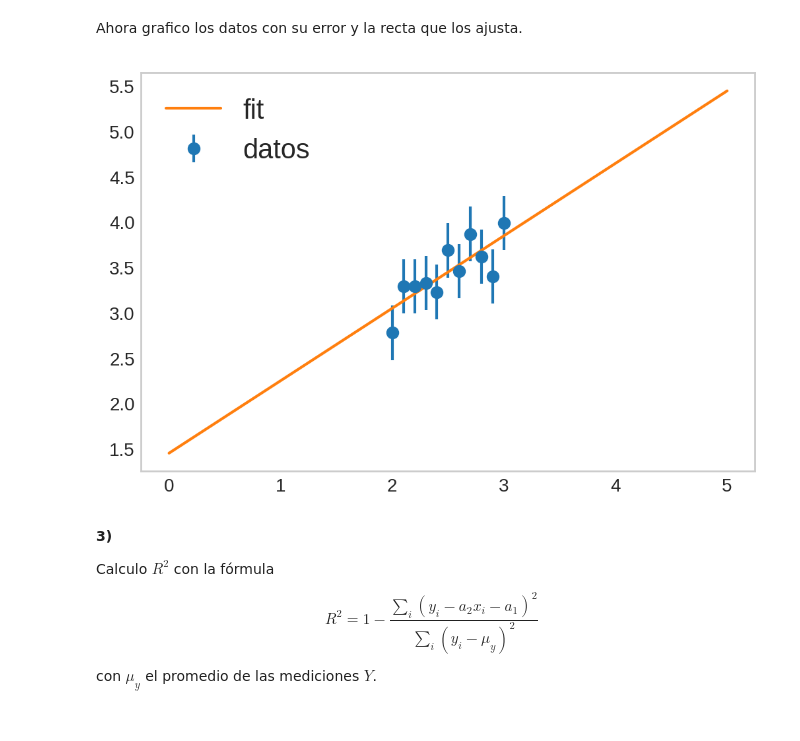
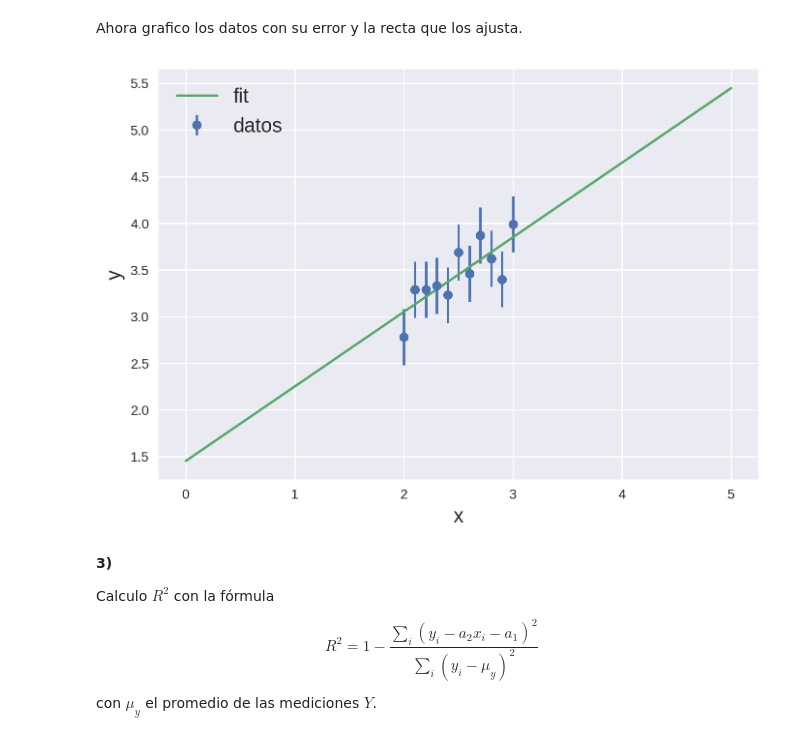
Before and after one commit to tdinapoli/mefe, a Jupyter notebook: tps/tp2/tp2-limpio.ipynb, the cells around one changed output. Saved outputs shown, nothing was run; the diff lists cells and outputs as text; code cells hidden in the pictures.

```diff
--- a/tps/tp2/tp2-limpio.ipynb
+++ b/tps/tp2/tp2-limpio.ipynb
@@ -11,7 +11,7 @@ import matplotlib.pyplot as plt
 import matplotlib as mpl
 import numpy as np
 import scipy.stats as ss
-plt.style.use('seaborn-whitegrid')
+plt.style.use('seaborn-v0_8')
 mpl.rcParams['figure.dpi'] = 200
 mpl.rcParams['legend.fontsize'] = 15
 mpl.rcParams['axes.labelsize'] = 15
@@ -117,11 +117,13 @@ Ahora grafico los datos con su error y la recta que los ajusta.
 # %%
 plt.errorbar(X,Y, fmt='o', yerr=0.3, label="datos")
 plt.plot([0, 5], np.array([[1,0],[1,5]])@A, label="fit")
-plt.grid()
+#plt.grid()
 plt.legend()
+plt.xlabel("x")
+plt.ylabel("y")
 plt.show()
 # %% [output]
-[figure, old version]
+[figure, new version]
 # %% [markdown]
 **3)**
 
```
Also changed, not shown: parts of 6 cells of this notebook.
